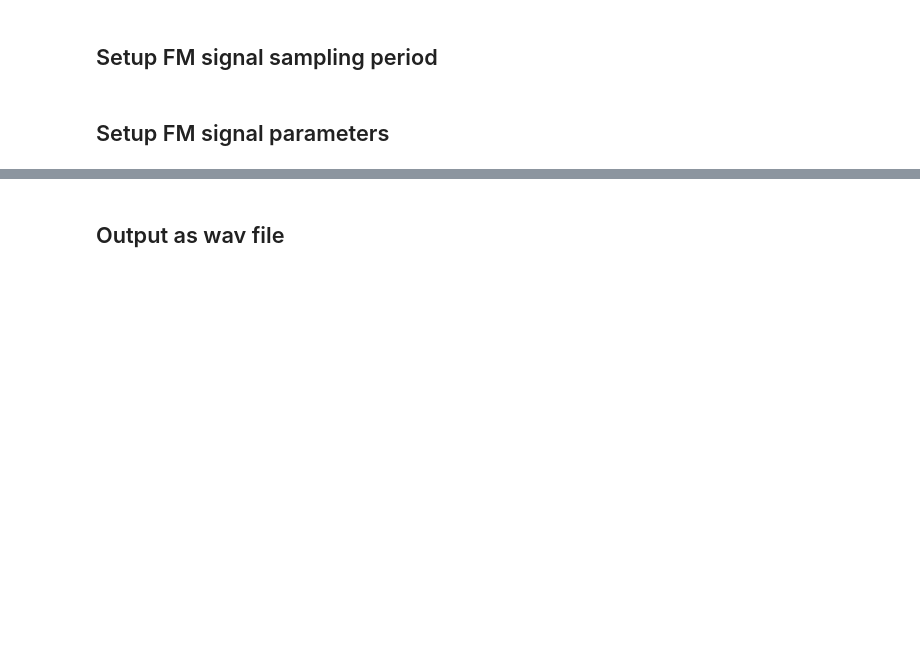
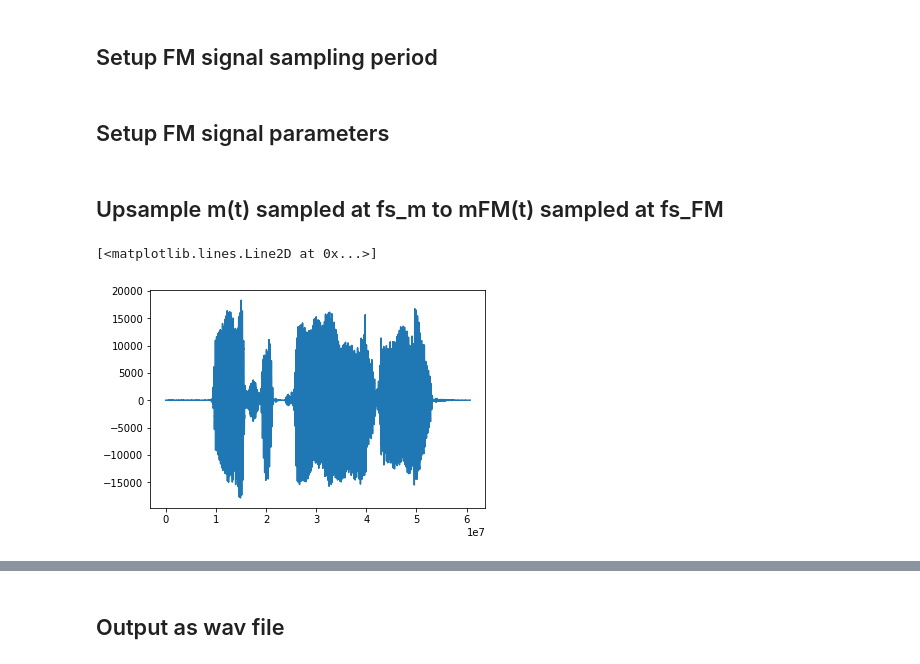
Before and after one commit to lalver1/FMTransmit, a Jupyter notebook: simulations/notebooks/Generate FM Wave.ipynb, the cells around one changed output, grey strips where cells are left out. Drawn from its saved outputs; the diff is of its cells as text; code cells hidden in the pictures; blank space fills up the shorter version.

```diff
--- a/simulations/notebooks/Generate FM Wave.ipynb
+++ b/simulations/notebooks/Generate FM Wave.ipynb
@@ -26,2 +26,17 @@ wc = [87.9 + 0.2*i for i in range(101)]
 kf = 1
+# %% [markdown]
+## Upsample m(t) sampled at fs_m to mFM(t) sampled at fs_FM
+# %%
+lenmFM = int((len(m)*ts_m)/ts_FM)
+mFM = np.zeros(lenmFM,dtype=np.float32)
+mFM[0] = m[0]
+j = 1
+for i in range(1,len(m)):
+    while j*ts_FM < i*ts_m:
+        mFM[j] = m[i-1]
+        j += 1
+plt.plot(mFM)
+# %% [output]
+[<matplotlib.lines.Line2D at 0x...>]
+[figure, added]
 # %% [markdown]
```
Also changed, not shown: parts of 12 cells of this notebook.
